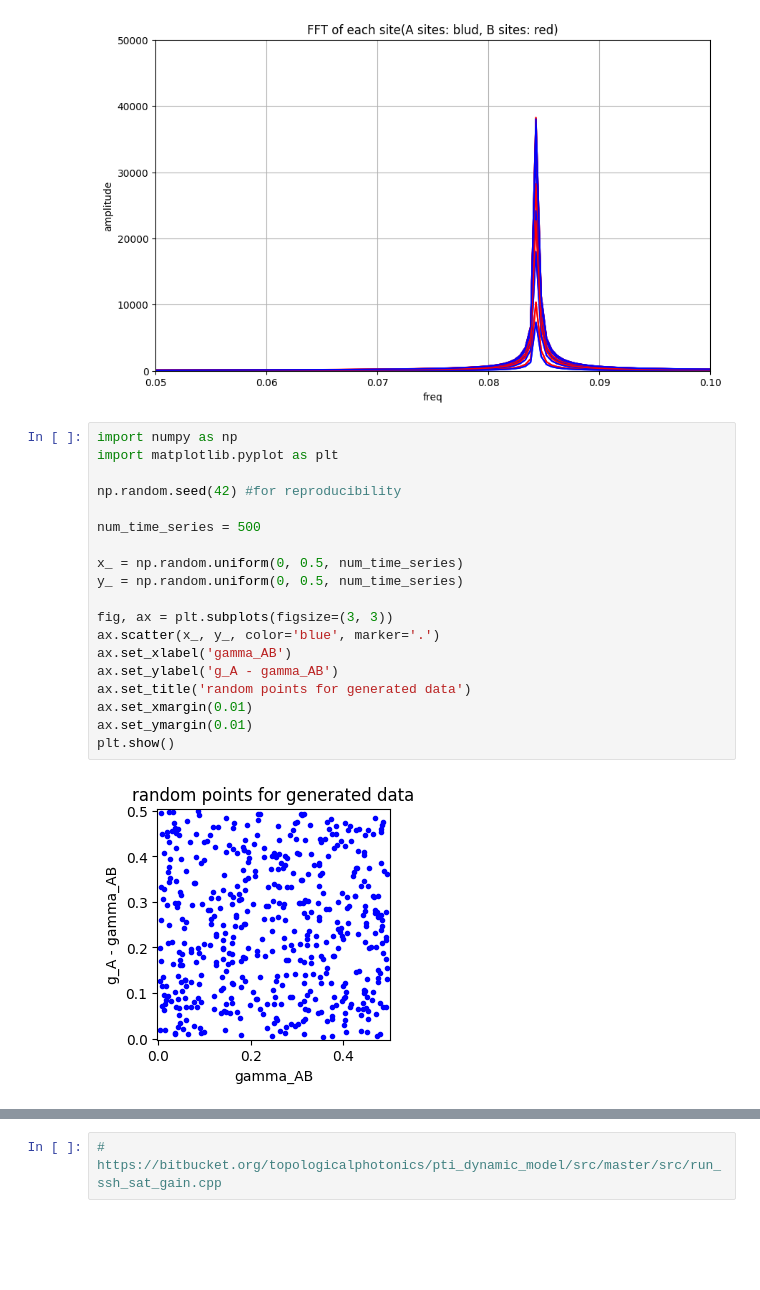
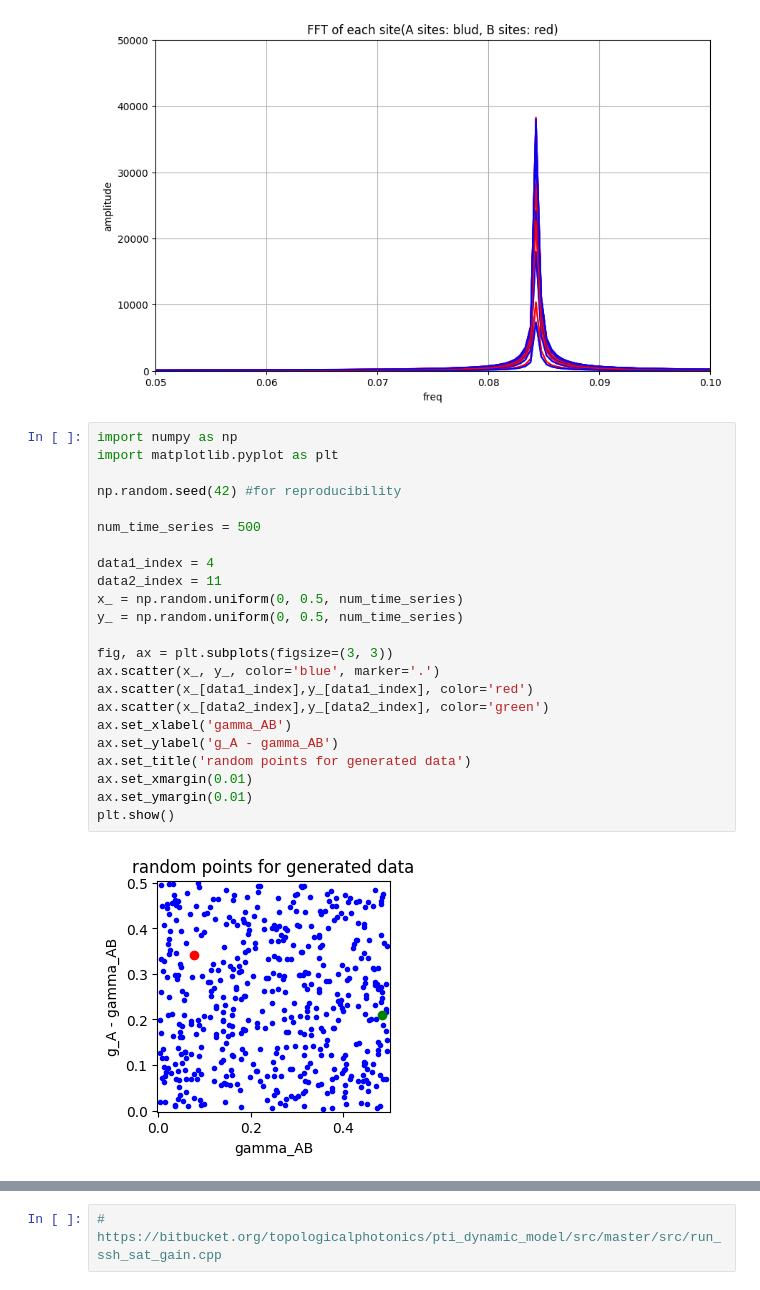
Before and after one commit to sangsoonoh/ML_phase_diagram, a Jupyter notebook: ssh_1d_sat_gain/ssh_1d_cpp.ipynb, the cells around one changed output, grey strips where cells are left out. Cells and saved outputs as stored; diff of their text form; blank space fills up the shorter version.

```diff
--- a/ssh_1d_sat_gain/ssh_1d_cpp.ipynb
+++ b/ssh_1d_sat_gain/ssh_1d_cpp.ipynb
@@ -143,24 +143,28 @@ plt.show()
 # %%
 import numpy as np
 import matplotlib.pyplot as plt
 
 np.random.seed(42) #for reproducibility
 
 num_time_series = 500
 
+data1_index = 4
+data2_index = 11
 x_ = np.random.uniform(0, 0.5, num_time_series)
 y_ = np.random.uniform(0, 0.5, num_time_series)
 
 fig, ax = plt.subplots(figsize=(3, 3))
 ax.scatter(x_, y_, color='blue', marker='.')
+ax.scatter(x_[data1_index],y_[data1_index], color='red')
+ax.scatter(x_[data2_index],y_[data2_index], color='green')
 ax.set_xlabel('gamma_AB')
 ax.set_ylabel('g_A - gamma_AB')
 ax.set_title('random points for generated data')
 ax.set_xmargin(0.01)
 ax.set_ymargin(0.01)
 plt.show()
 # %% [output]
-[figure, old version]
+[figure, new version]
 # %%
 #generate data
 import concurrent.futures
```
Also changed, not shown: parts of 5 cells of this notebook.
